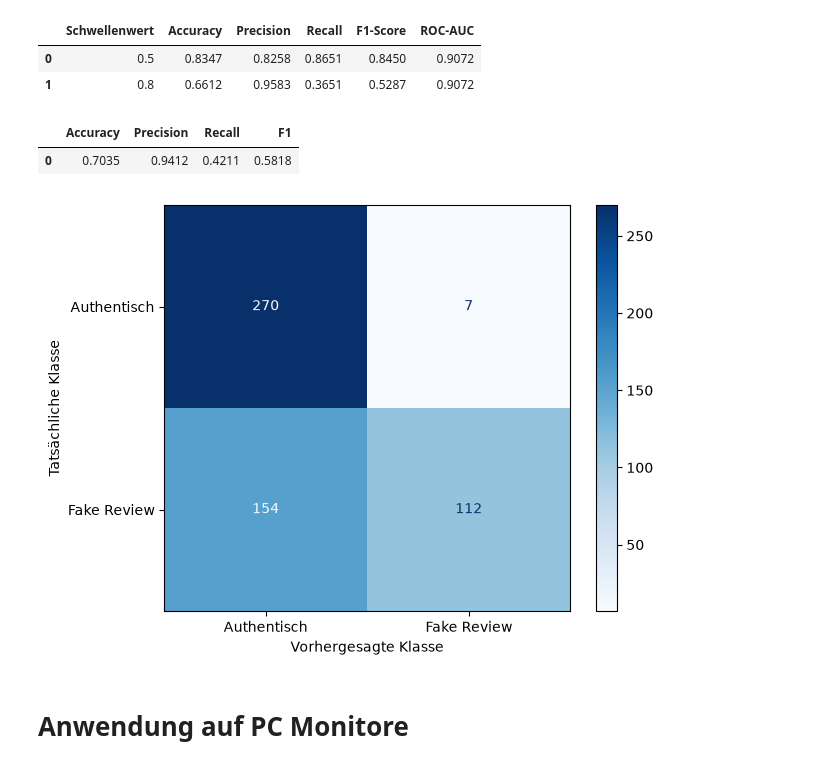
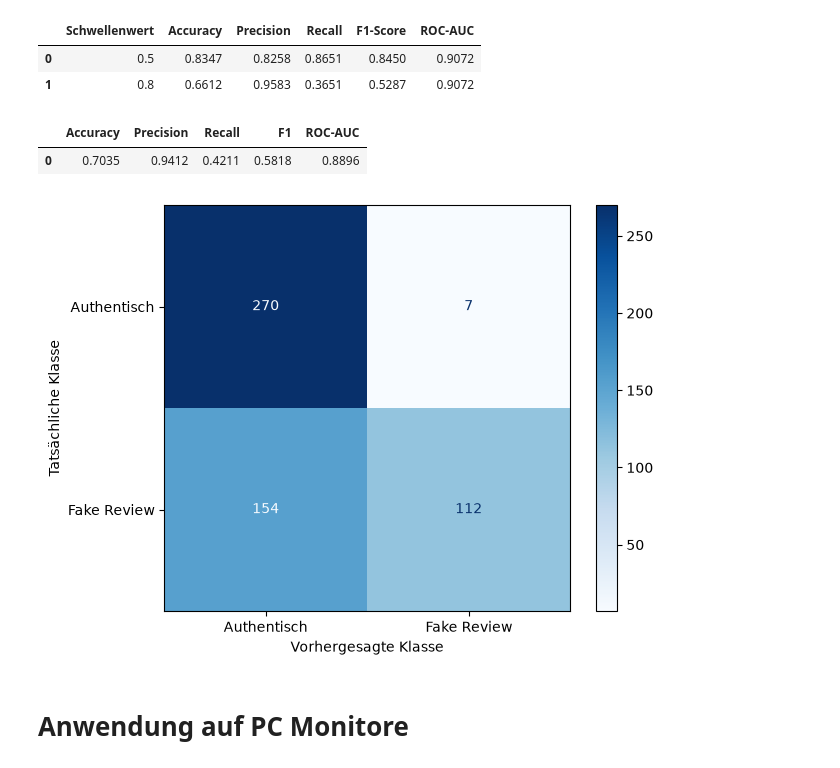
Before and after one commit to malik-shr/fake-review-detection, a Jupyter notebook: notebooks/05_train_and_evaluate.ipynb, the cells around one changed output. Saved outputs shown, nothing was run; the diff lists cells and outputs as text; code cells hidden in the pictures.

```diff
--- a/notebooks/05_train_and_evaluate.ipynb
+++ b/notebooks/05_train_and_evaluate.ipynb
@@ -145,35 +145,36 @@ display(results_df.round(4))
 test_probabilities = random_forest.predict_proba(X_test)[:, 1]
 
 # Schwellenwert ist bereits festgelegt
 y_test_pred = (test_probabilities >= 0.8).astype(int)
 
 results = []
 
 results.append({
     "Accuracy": accuracy_score(y_test, y_test_pred),
     "Precision": precision_score(y_test, y_test_pred),
     "Recall": recall_score(y_test, y_test_pred),
     "F1": f1_score(y_test, y_test_pred),
+    "ROC-AUC": roc_auc_score(y_test, test_probabilities),
 })
 
 results_df = pd.DataFrame(results)
 display(results_df.round(4))
 
 ConfusionMatrixDisplay.from_predictions(
     y_test,
     y_test_pred,
     display_labels=["Authentisch", "Fake Review"],
     cmap="Blues",
     values_format="d"
 )
 
 plt.xlabel("Vorhergesagte Klasse")
 plt.ylabel("Tatsächliche Klasse")
 plt.tight_layout()
 plt.show()
 # %% [output]
-|  | Accuracy | Precision | Recall | F1 |
-| 0 | 0.7035 | 0.9412 | 0.4211 | 0.5818 |
+|  | Accuracy | Precision | Recall | F1 | ROC-AUC |
+| 0 | 0.7035 | 0.9412 | 0.4211 | 0.5818 | 0.8896 |
 [figure]
 # %% [markdown]
 # Anwendung auf PC Monitore
```
Also changed, not shown: parts of 1 cell of this notebook.
